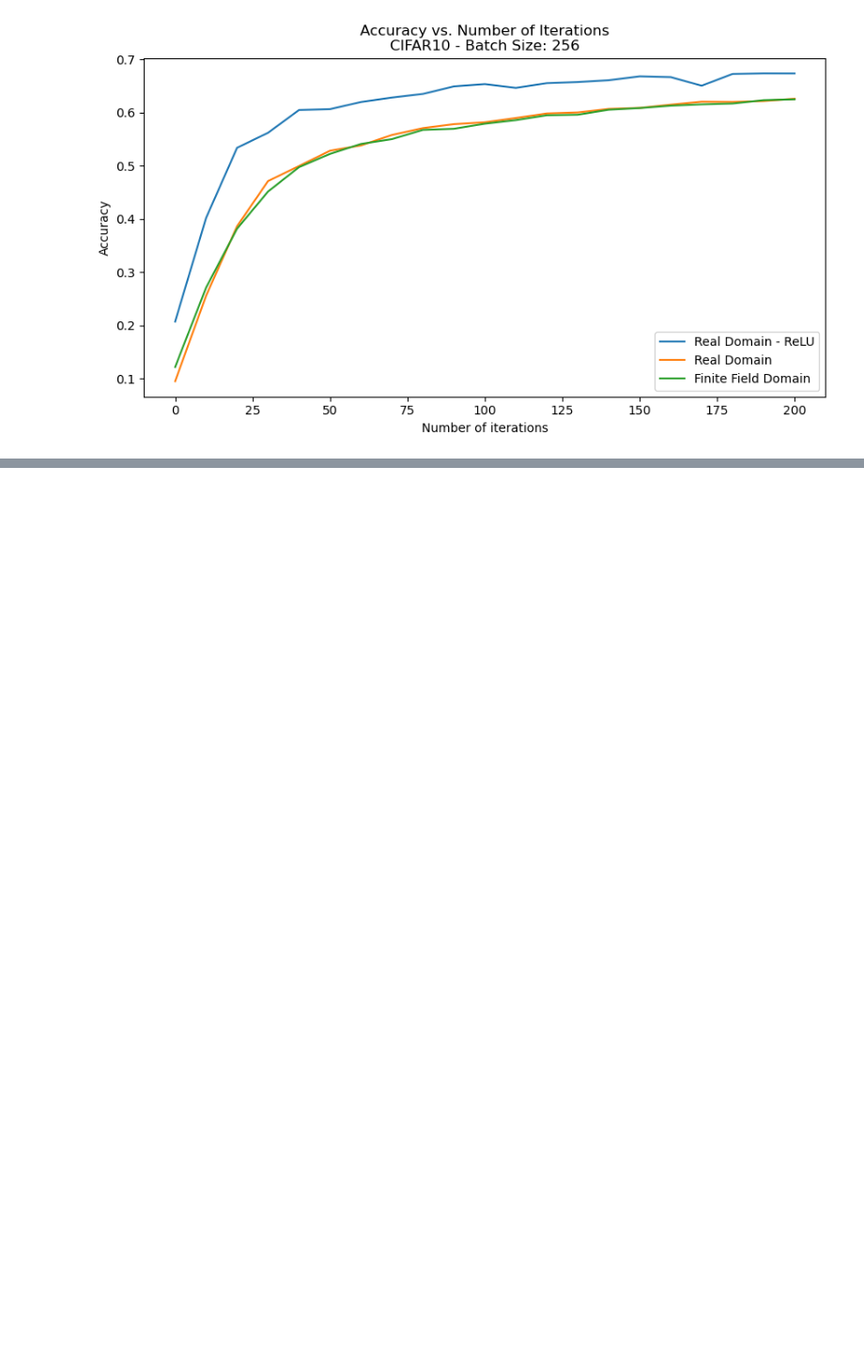
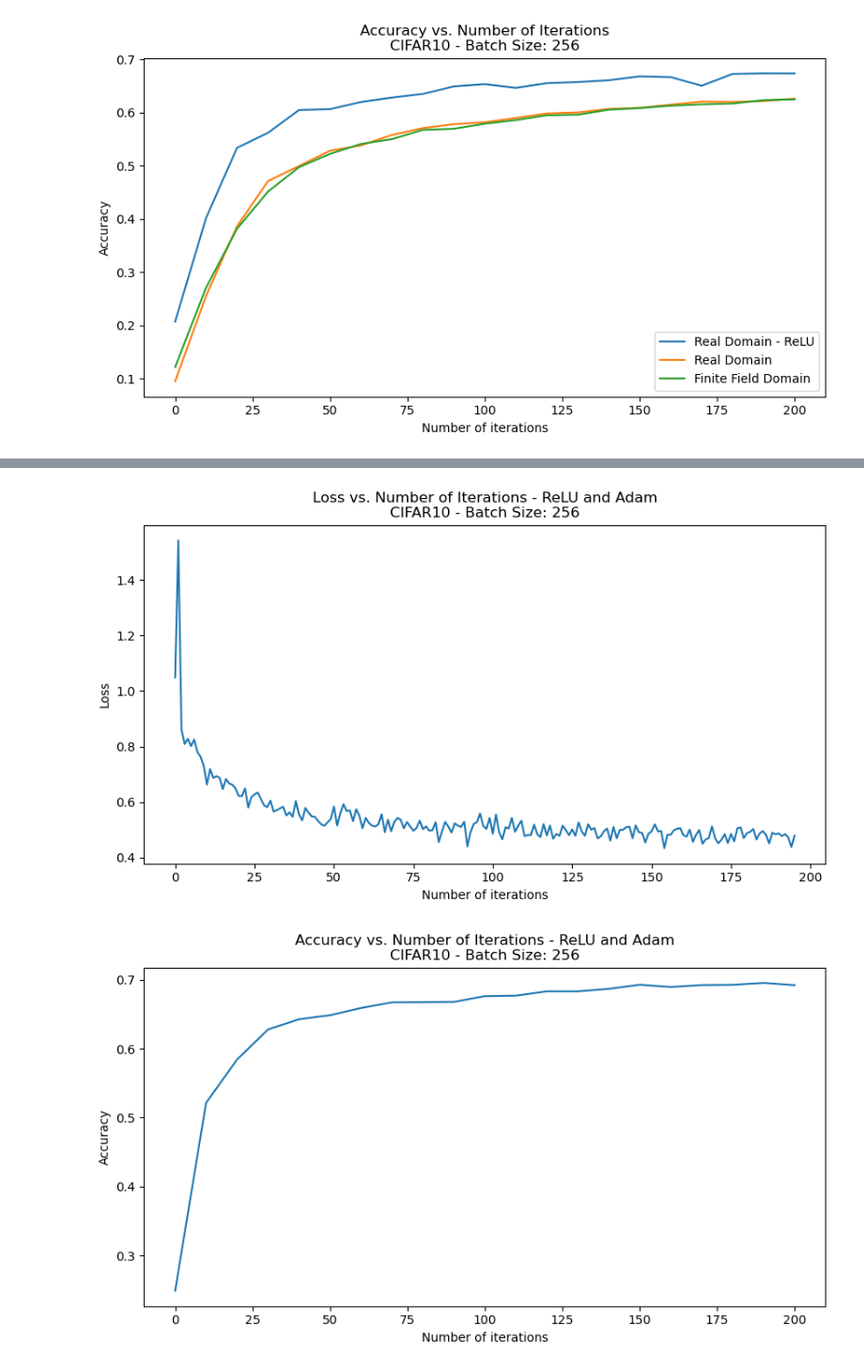
Before and after one commit to gulerlab/finite-field-nn, a Jupyter notebook: plots/plot_from_saved_data.ipynb, the cells around one changed output, grey strips where cells are left out. Shown at 94% size. Saved outputs shown, nothing was run; the diff lists cells and outputs as text; code cells hidden in the pictures; blank space fills up the shorter version.

```diff
--- a/plots/plot_from_saved_data.ipynb
+++ b/plots/plot_from_saved_data.ipynb
@@ -233,0 +376,25 @@ plt.show()
+# %%
+checkpoint = torch.load('../params/torch-vgg-cifar10-adam.pth')
+running_acc_torch_cifar10_adam = checkpoint['running_acc']
+running_curr_loss_torch_cifar10_adam = checkpoint['running_curr_loss']
+
+plt.figure(figsize=(10, 5))
+plt.plot(list(range(len(running_curr_loss_torch_cifar10_adam))), running_curr_loss_torch_cifar10_adam)
+plt.ylabel('Loss')
+plt.xlabel('Number of iterations')
+plt.title('Loss vs. Number of Iterations - ReLU and Adam\nCIFAR10 - Batch Size: 256')
+plt.savefig('loss_batch_256_cifar10_adam', dpi=300)
+plt.show()
+
+plt.figure(figsize=(10, 5))
+plt.plot(list(range(len(running_acc_torch_cifar10_adam))), [x.item() for x in running_acc_torch_cifar10_adam])
+plt.ylabel('Accuracy')
+plt.xlabel('Number of iterations')
+locs, labels = plt.xticks()
+plt.xticks(locs[1:-1], [str(int(x * 10)) for x in locs[1:-1]])
+plt.title('Accuracy vs. Number of Iterations - ReLU and Adam\nCIFAR10 - Batch Size: 256')
+plt.savefig('acc_batch_256_cifar10_adam.jpg', dpi=300)
+plt.show()
+# %% [output]
+[figure, added]
+[figure, added]
```
Also changed, not shown: parts of 2 cells of this notebook, 16 other files.
